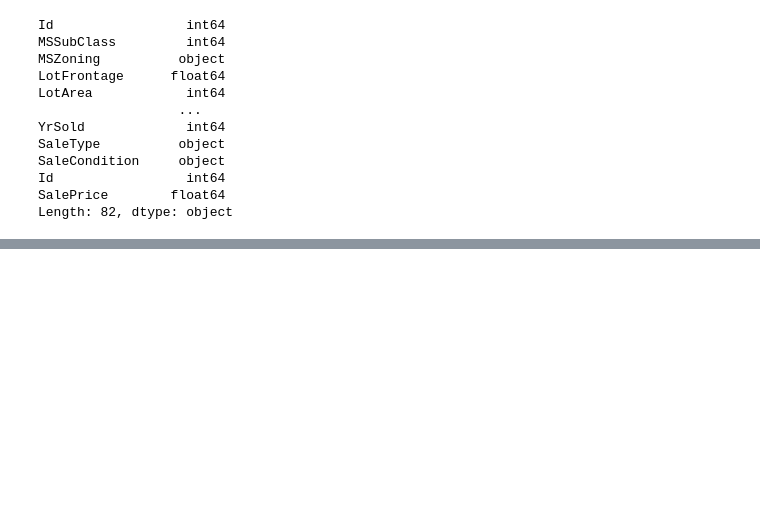
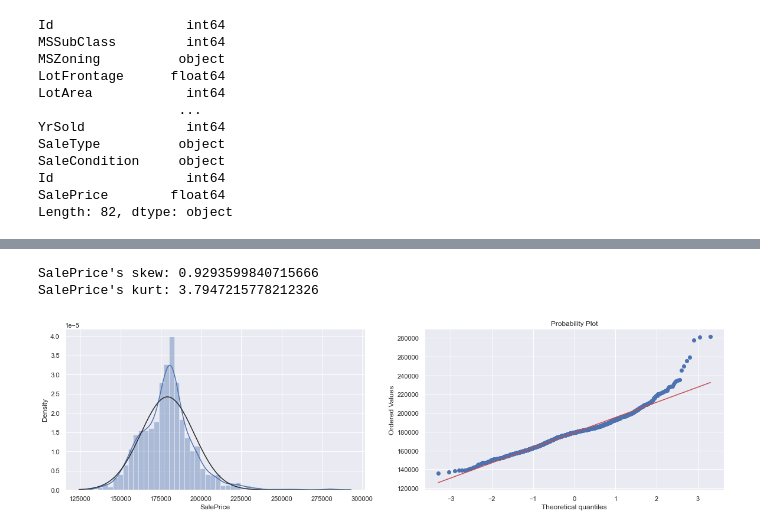
Before and after one commit to Jruz9/House-Prices-prediction-notebook, a Jupyter notebook: house-pricing-prediction-notebook.ipynb, the cells around one changed output, grey strips where cells are left out. Saved outputs shown, nothing was run; the diff lists cells and outputs as text; code cells hidden in the pictures; blank space fills up the shorter version.

Commit message:
Error from last commit hasnt been fix yet but added some graphs for finding normality

```diff
--- a/house-pricing-prediction-notebook.ipynb
+++ b/house-pricing-prediction-notebook.ipynb
@@ -196 +187,14 @@ Length: 80, dtype: object
+# %%
+from scipy.stats import norm,skew, probplot
+
+print(f"SalePrice's skew: {noIDMergedDataset.SalePrice.skew()}")
+print(f"SalePrice's kurt: {noIDMergedDataset.SalePrice.kurt()}")
+f, ax = plt.subplots(1, 2, figsize=(20, 5))
+sns.distplot(noIDMergedDataset.SalePrice, fit=norm, ax=ax[0]) # distrubution plot.
+probplot(noIDMergedDataset.SalePrice, plot=ax[1]) # probality plot
+plt.show()
+# %% [output]
+SalePrice's skew: 0.9293599840715666
+SalePrice's kurt: 3.7947215778212326
+[figure, added]
 # %%
```
Also changed, not shown: parts of 9 cells of this notebook.
